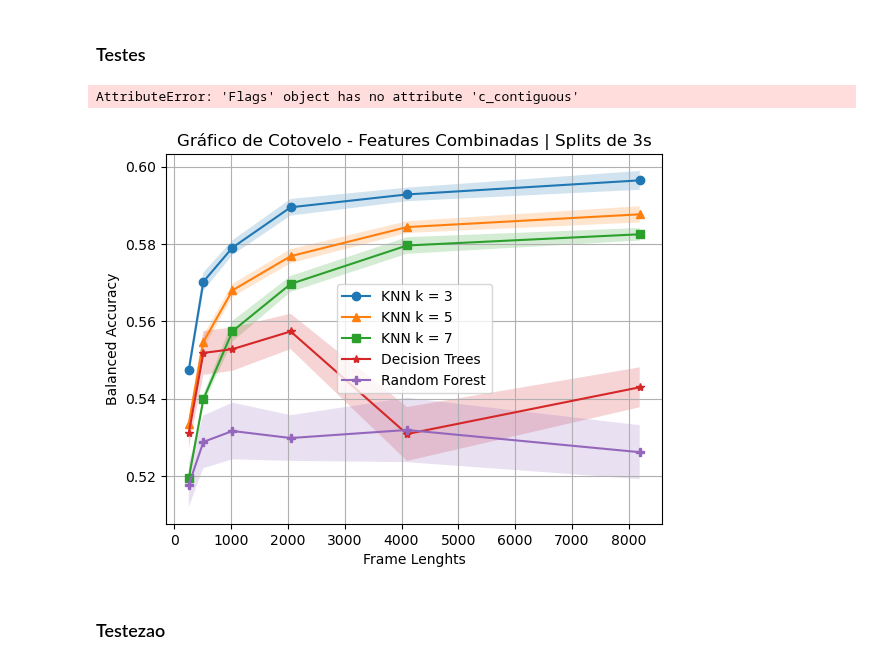
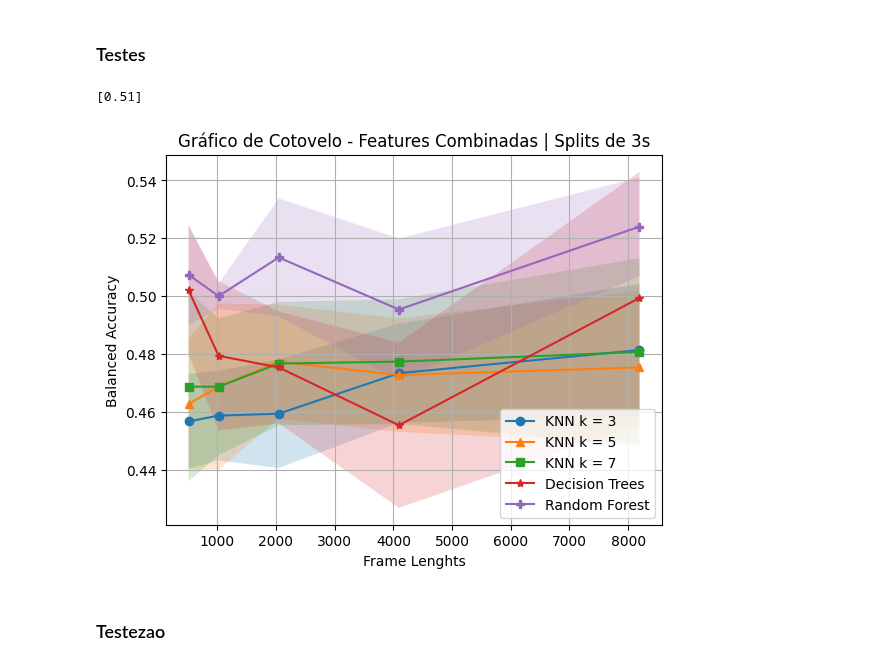
Before and after one commit to andryll/MGR-IC, a Jupyter notebook: codes/ClassificationTestes.ipynb, the cells around one changed output. Cells and saved outputs as stored; diff of their text form; code cells hidden in the pictures.

```diff
--- a/codes/ClassificationTestes.ipynb
+++ b/codes/ClassificationTestes.ipynb
@@ -85,8 +97,8 @@ def elbowKNN(dflist, n_neigh, seed, n_songs):
     X = df[X_columns]
     Y = df[target]
 
-    neigh.fit(X.iloc[~df.index.isin(test)], Y.iloc[~df.index.isin(test)])
-    Y_predict = neigh.predict(X.iloc[test])
+    neigh.fit(X.iloc[~X.index.isin(test),:], Y.iloc[~Y.index.isin(test)])
+    Y_predict = neigh.predict(X.iloc[X.index.isin(test),:])
 
     scorelist.append(balanced_accuracy_score(Y.iloc[test], Y_predict))
 
@@ -106,8 +118,8 @@ def elbowTree(dflist, seed, n_songs):
     X = df[X_columns]
     Y = df[target]
 
-    clf.fit(X.iloc[~df.index.isin(test)], Y.iloc[~df.index.isin(test)])
-    Y_predict = clf.predict(X.iloc[test])
+    clf.fit(X.iloc[~X.index.isin(test),:], Y.iloc[~Y.index.isin(test)])
+    Y_predict = clf.predict(X.iloc[X.index.isin(test),:])
 
     scorelist.append(balanced_accuracy_score(Y.iloc[test], Y_predict))
 
@@ -127,8 +139,8 @@ def elbowRF(dflist, seed, n_songs):
     X = df[X_columns]
     Y = df[target]
 
-    rf.fit(X.iloc[~df.index.isin(test)], Y.iloc[~df.index.isin(test)])
-    Y_predict = rf.predict(X.iloc[test])
+    rf.fit(X.iloc[~X.index.isin(test),:], Y.iloc[~Y.index.isin(test)])
+    Y_predict = rf.predict(X.iloc[X.index.isin(test),:])
 
     scorelist.append(balanced_accuracy_score(Y.iloc[test], Y_predict))
 
@@ -139,8 +151,8 @@ def elbowRF(dflist, seed, n_songs):
 #Ler CSVs
 dflist = []
 
-csvnames = ['3s_256.csv', '3s_512.csv','3s_1024.csv','3s_2048.csv','3s_4096.csv','3s8192.csv']
+csvnames = ['3s_512.csv','3s_1024.csv','3s_2048.csv','3s_4096.csv','3s8192.csv']
 
 for i in csvnames:
-  dir_path = os.path.join('C:/Users/andry/OneDrive/Documentos/GitHub/MGR-IC/csv/3s', i)
+  dir_path = os.path.join('F:/Documentos/UTFPR/IC/csvs/3s', i)
   dflist.append(pd.read_csv(dir_path, sep=',', encoding='utf-8'))
@@ -147,3 +169,7 @@ for i in csvnames:
+# %%
+kkn1
+# %% [output]
+[0.51]
 # %%
 # Executa os algoritmos com as features desejadas e salva os valores de score nas listas
 
@@ -152,8 +178,8 @@ knnscores5 = []
 knnscores7 = []
 dtscores = []
 rfscores = []
-# seeds = [14, 42, 60, 87, 113, 156, 211, 456, 917, 1001]
-seeds = [14, 42, 60]
+seeds = [14, 42, 60, 87, 113, 156, 211, 456, 917, 1001]
+# seeds = [14, 42, 60]
 
 
 for seed in seeds:
@@ -163,8 +189,6 @@ for seed in seeds:
 
   dtscores.append(elbowTree(dflist, seed = seed, n_songs=500))
   rfscores.append(elbowRF(dflist, seed = seed, n_songs=500))
-# %% [output]
-AttributeError: 'Flags' object has no attribute 'c_contiguous'
 # %%
 # Coloca as listas de score em uma outra lista a cria listas com as médias e os sds.
 
@@ -186,25 +210,25 @@ for score in scoreslist:
 # %%
 #  Plota o gráfico com as médias das seeds e os desvios padrão
 
-frame_lenghts = [256, 512, 1024, 2048, 4096, 8192]
+frame_lenghts = [512, 1024, 2048, 4096, 8192]
 labels = ['KNN k = 3', 'KNN k = 5', 'KNN k = 7', 'Decision Trees', 'Random Forest']
 markers = ['o', '^', 's', '*', 'P']
 
 for i in range(len(scoresmeans)):
   plt.plot(frame_lenghts, scoresmeans[i], label = labels[i], marker = markers[i])
   plt.fill_between(frame_lenghts, scoresmeans[i] + scoressds[i], scoresmeans[i] - scoressds[i], alpha = 0.2)
 
 plt.legend()
 plt.grid()
 plt.ylabel('Balanced Accuracy')
 plt.xlabel('Frame Lenghts')
 plt.title('Gráfico de Cotovelo - Features Combinadas | Splits de 3s')
 
 # Nome do arquivo pra salvar
 plt.savefig('3s.pdf')
 plt.show()
 # %% [output]
-[figure, old version]
+[figure, new version]
 # %% [markdown]
 ### Testezao
 # %%
```
Also changed, not shown: parts of 5 cells of this notebook.
